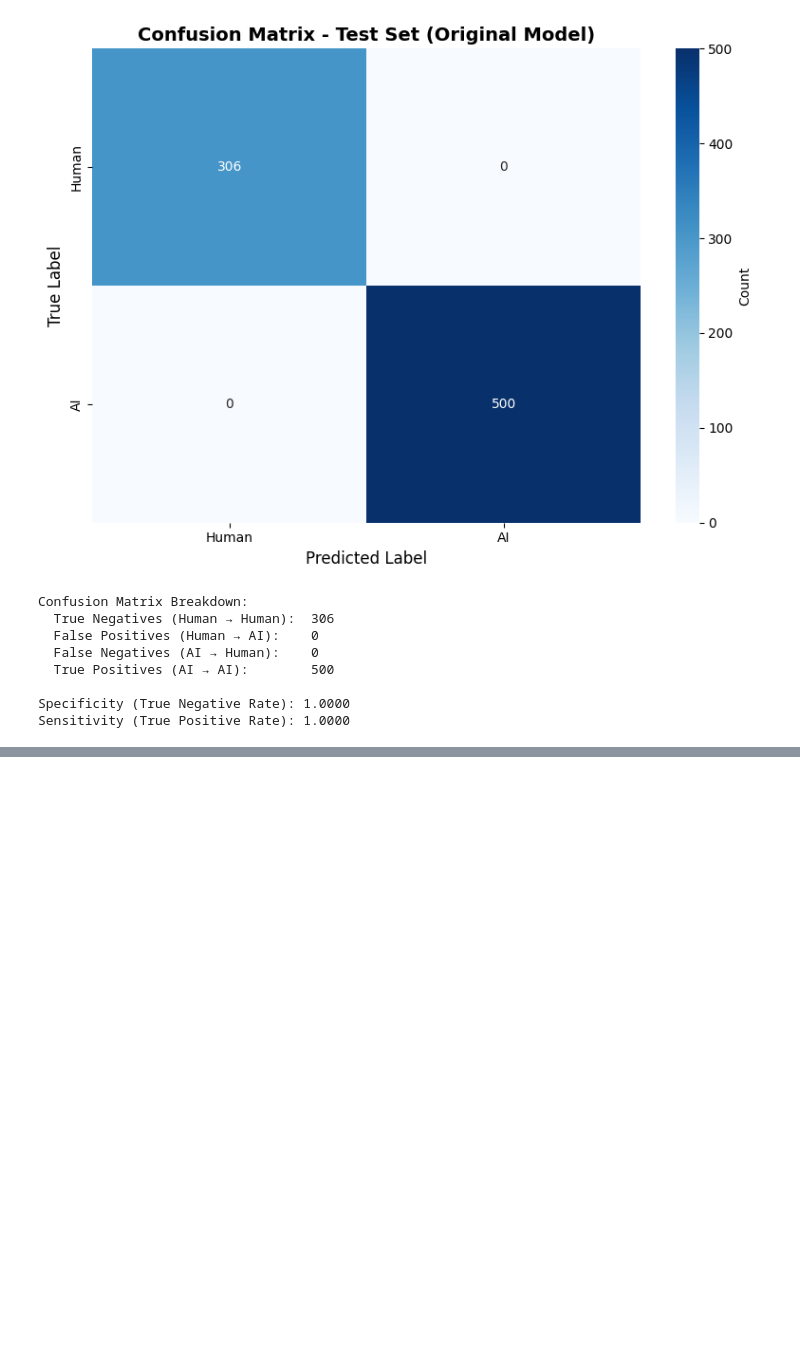
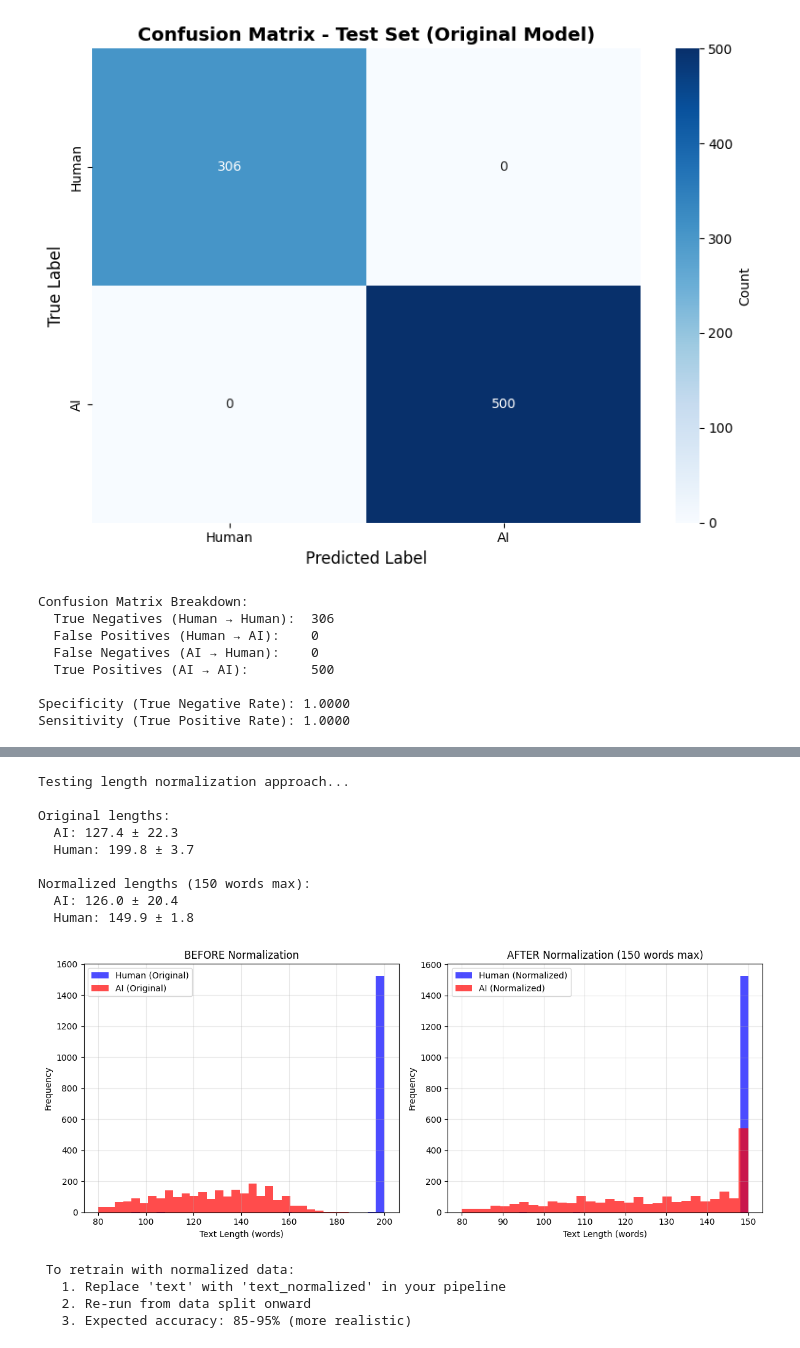
Before and after one commit to EisaShaiju/Precog_task, a Jupyter notebook: notebooks/task_two_tierB.ipynb, the cells around one changed output, grey strips where cells are left out. Cells and saved outputs as stored; diff of their text form; code cells hidden in the pictures; blank space fills up the shorter version.

```diff
--- a/notebooks/task_two_tierB.ipynb
+++ b/notebooks/task_two_tierB.ipynb
@@ -711,0 +671,79 @@ plt.show()
+# %%
+# OPTION 1: Truncate all texts to same length to remove length bias
+# This makes the model learn content patterns, not just length
+
+def normalize_text_length(text, target_length=150):
+    """
+    Normalize text to target word count by truncating or padding.
+    """
+    words = text.split()
+
+    if len(words) > target_length:
+        # Truncate
+        return ' '.join(words[:target_length])
+    else:
+        # Keep as-is (we won't pad with dummy words)
+        return text
+
+# Test if normalizing helps
+print("Testing length normalization approach...")
+print("\nOriginal lengths:")
+print(f"  AI: {ai_lengths.mean():.1f} ± {ai_lengths.std():.1f}")
+print(f"  Human: {human_lengths.mean():.1f} ± {human_lengths.std():.1f}")
+
+# Apply normalization
+df_normalized = df.copy()
+df_normalized['text_normalized'] = df_normalized['text'].apply(
+    lambda x: normalize_text_length(x, target_length=150)
+)
+
+# Check new lengths
+ai_norm_lengths = df_normalized[df_normalized['label'] == 1]['text_normalized'].str.split().str.len()
+human_norm_lengths = df_normalized[df_normalized['label'] == 0]['text_normalized'].str.split().str.len()
+
+print("\nNormalized lengths (150 words max):")
+print(f"  AI: {ai_norm_lengths.mean():.1f} ± {ai_norm_lengths.std():.1f}")
+print(f"  Human: {human_norm_lengths.mean():.1f} ± {human_norm_lengths.std():.1f}")
+
+# Visualize
+plt.figure(figsize=(12, 5))
+plt.subplot(1, 2, 1)
+plt.hist(human_lengths, bins=30, alpha=0.7, label='Human (Original)', color='blue')
+plt.hist(ai_lengths, bins=30, alpha=0.7, label='AI (Original)', color='red')
+plt.xlabel('Text Length (words)')
+plt.ylabel('Frequency')
+plt.title('BEFORE Normalization')
+plt.legend()
+plt.grid(True, alpha=0.3)
+
+plt.subplot(1, 2, 2)
+plt.hist(human_norm_lengths, bins=30, alpha=0.7, label='Human (Normalized)', color='blue')
+plt.hist(ai_norm_lengths, bins=30, alpha=0.7, label='AI (Normalized)', color='red')
+plt.xlabel('Text Length (words)')
+plt.ylabel('Frequency')
+plt.title('AFTER Normalization (150 words max)')
+plt.legend()
+plt.grid(True, alpha=0.3)
+
+plt.tight_layout()
+plt.show()
+
+print("\n To retrain with normalized data:")
+print("   1. Replace 'text' with 'text_normalized' in your pipeline")
+print("   2. Re-run from data split onward")
+print("   3. Expected accuracy: 85-95% (more realistic)")
+# %% [output]
+Testing length normalization approach...
+
+Original lengths:
+  AI: 127.4 ± 22.3
+  Human: 199.8 ± 3.7
+
+Normalized lengths (150 words max):
+  AI: 126.0 ± 20.4
+  Human: 149.9 ± 1.8
+[figure, added]
+ To retrain with normalized data:
+   1. Replace 'text' with 'text_normalized' in your pipeline
+   2. Re-run from data split onward
+   3. Expected accuracy: 85-95% (more realistic)
```
Also changed, not shown: parts of 21 cells of this notebook.
